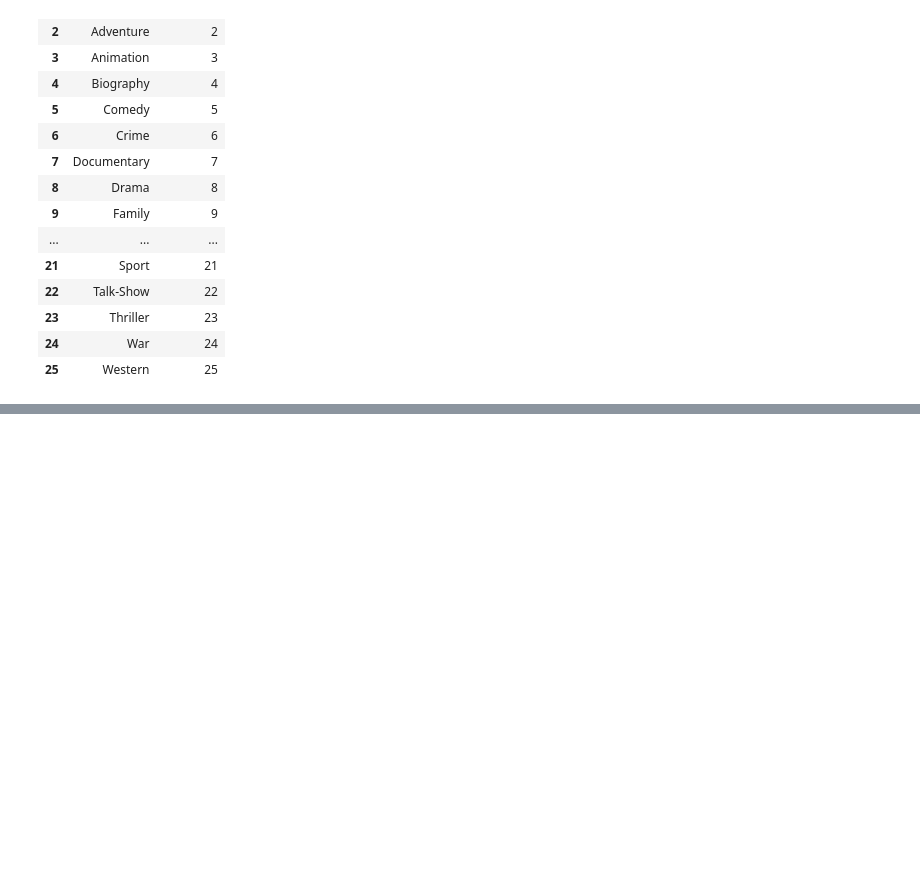
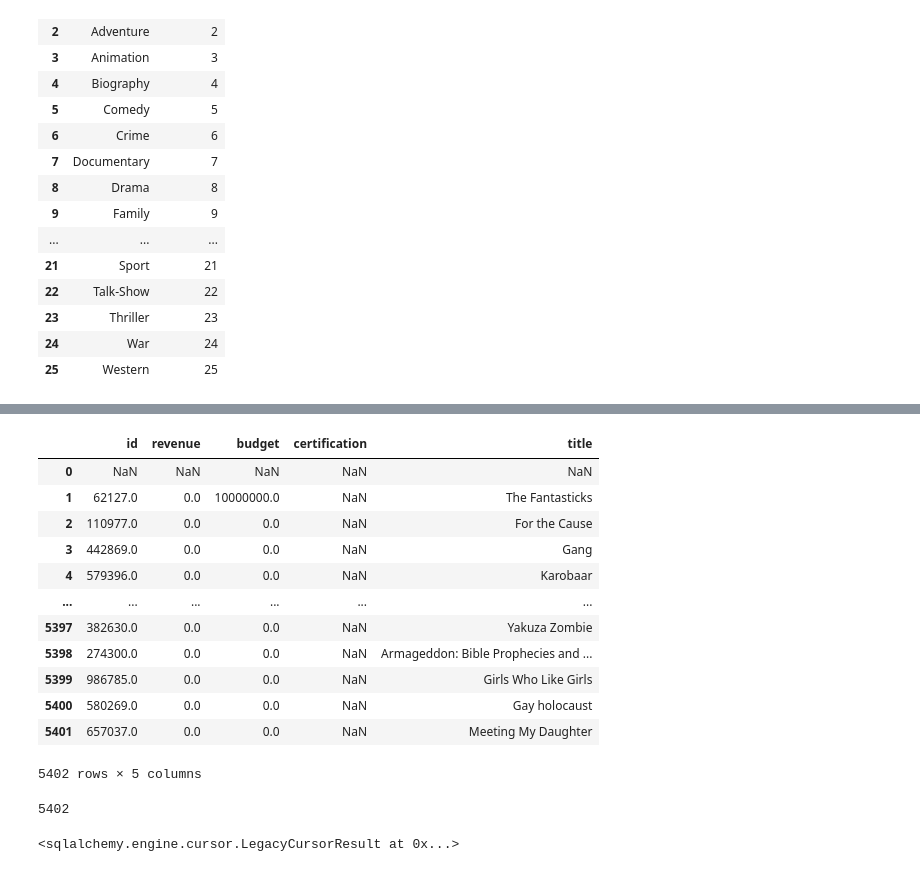
Before and after one commit to evelynmmartinez/TMDB-Movies-1, a Jupyter notebook: SQL Database.ipynb, the cells around one changed output, grey strips where cells are left out. Saved outputs shown, nothing was run; the diff lists cells and outputs as text; code cells hidden in the pictures; blank space fills up the shorter version.

```diff
--- a/SQL Database.ipynb
+++ b/SQL Database.ipynb
@@ -212,0 +279,17 @@ tmdb_data_dtypes = {"imdb_id": "VARCHAR(20)", "revenue": "FLOAT","budget": "FLOA
+# %%
+tmdb_final = tmdb_final[['id', 'revenue', 'budget', 'certification', 'title']].copy()
+tmdb_final
+# %% [output]
+|  | id | revenue | budget | certification | title |
+| 0 | NaN | NaN | NaN | NaN | NaN |
+| 1 | 62127.0 | 0.0 | 10000000.0 | NaN | The Fantasticks |
+| 2 | 110977.0 | 0.0 | 0.0 | NaN | For the Cause |
+| 3 | 442869.0 | 0.0 | 0.0 | NaN | Gang |
+| 4 | 579396.0 | 0.0 | 0.0 | NaN | Karobaar |
+| ... | ... | ... | ... | ... | ... |
+| 5397 | 382630.0 | 0.0 | 0.0 | NaN | Yakuza Zombie |
+| 5398 | 274300.0 | 0.0 | 0.0 | NaN | Armageddon: Bible Prophecies and ... |
+| 5399 | 986785.0 | 0.0 | 0.0 | NaN | Girls Who Like Girls |
+| 5400 | 580269.0 | 0.0 | 0.0 | NaN | Gay holocaust |
+| 5401 | 657037.0 | 0.0 | 0.0 | NaN | Meeting My Daughter |
+5402 rows × 5 columns
@@ -213,7 +303,8 @@ tmdb_data_dtypes = {"imdb_id": "VARCHAR(20)", "revenue": "FLOAT","budget": "FLOA
 # %%
-# tmdb_data_df.to_sql('tmdb_data', engine, dtype=tmdb_data_dtypes, if_exists='replace', index=False)
+tmdb_final.to_sql('tmdb_data', engine, dtype=tmdb_data_schema, if_exists='replace', index=False)
+# %% [output]
+5402
 # %%
-with engine.connect() as con:
-  con.execute('ALTER TABLE title_basics ADD PRIMARY KEY (`tconst`);')
-  con.execute('ALTER TABLE title_ratings ADD PRIMARY KEY (`tconst`);')
-  con.execute('ALTER TABLE tmdb_data ADD PRIMARY KEY (`imdb_id`);')
+engine.execute('ALTER TABLE title_basics ADD PRIMARY KEY (`tconst`);')
+# %% [output]
+<sqlalchemy.engine.cursor.LegacyCursorResult at 0x...>
```
Also changed, not shown: parts of 25 cells of this notebook, 11 other files.
